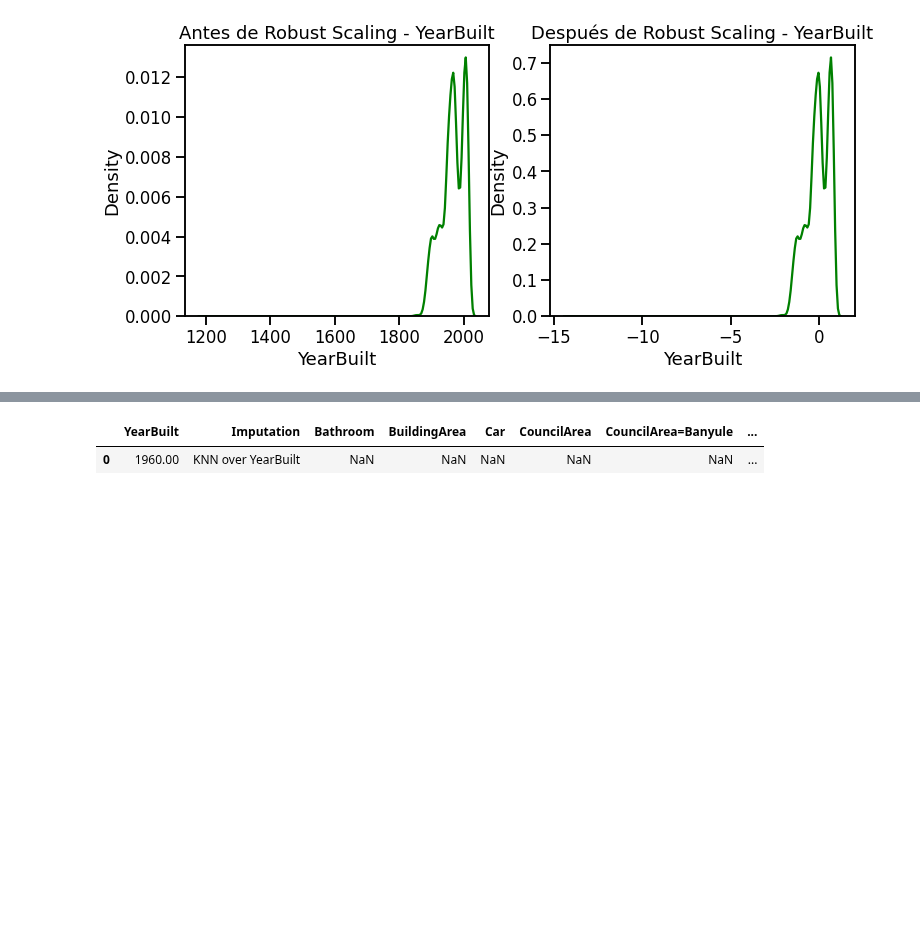
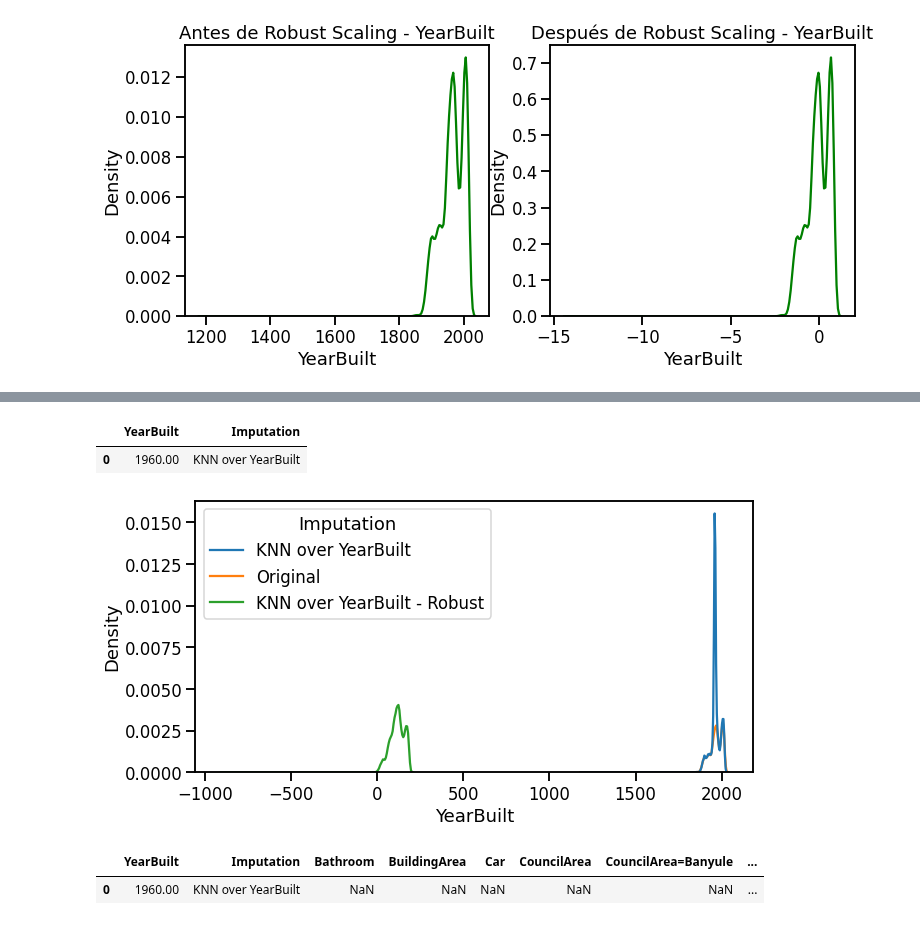
Before and after one commit to Grupo242022/EyCD, a Jupyter notebook: Entregable_Parte_2_2022_v1.ipynb, the cells around one changed output, grey strips where cells are left out. Cells and saved outputs as stored; diff of their text form; code cells hidden in the pictures; blank space fills up the shorter version.

```diff
--- a/Entregable_Parte_2_2022_v1.ipynb
+++ b/Entregable_Parte_2_2022_v1.ipynb
@@ -269,5 +269,5 @@ plt.show()
 [figure]
 # %%
 imputer_YB = IterativeImputer(random_state=0, estimator=KNeighborsRegressor(),n_nearest_features=5)
-prueba_YB = robust_df_YB.values.copy().reshape(-1,1)
+prueba_YB = robust_df_YB.values.copy()#.reshape(-1,1)
 scaled_knn_YB = imputer_YB.fit_transform(prueba_YB)
@@ -275,0 +274,5 @@ scaled_i = scaled_knn_YB.reshape(12138, 410)
+# %%
+YB_area_n = pd.DataFrame(scaler.inverse_transform(scaled_knn_YB), columns=vec.get_feature_names())
+YB_area_n['Imputation'] = 'KNN over YearBuilt - Robust'
+# %%
+filtrado = YB_area_n.loc[:,['YearBuilt', 'Imputation']]
@@ -275,0 +297,13 @@ scaled_i = scaled_knn_YB.reshape(12138, 410)
+# %%
+df_YB_n = pd.concat([df_YB, filtrado])
+df_YB_n = df_YB_n.reset_index()
+df_YB_n.drop(['index'], axis=1, inplace=True)
+df_YB_n.head(1)
+# %% [output]
+|  | YearBuilt | Imputation |
+| 0 | 1960.00 | KNN over YearBuilt |
+# %%
+fig = plt.figure(figsize=(10, 5))
+g = sns.kdeplot(data=df_YB_n, x='YearBuilt', hue='Imputation')
+# %% [output]
+[figure, added]
```
Also changed, not shown: parts of 5 cells of this notebook.
